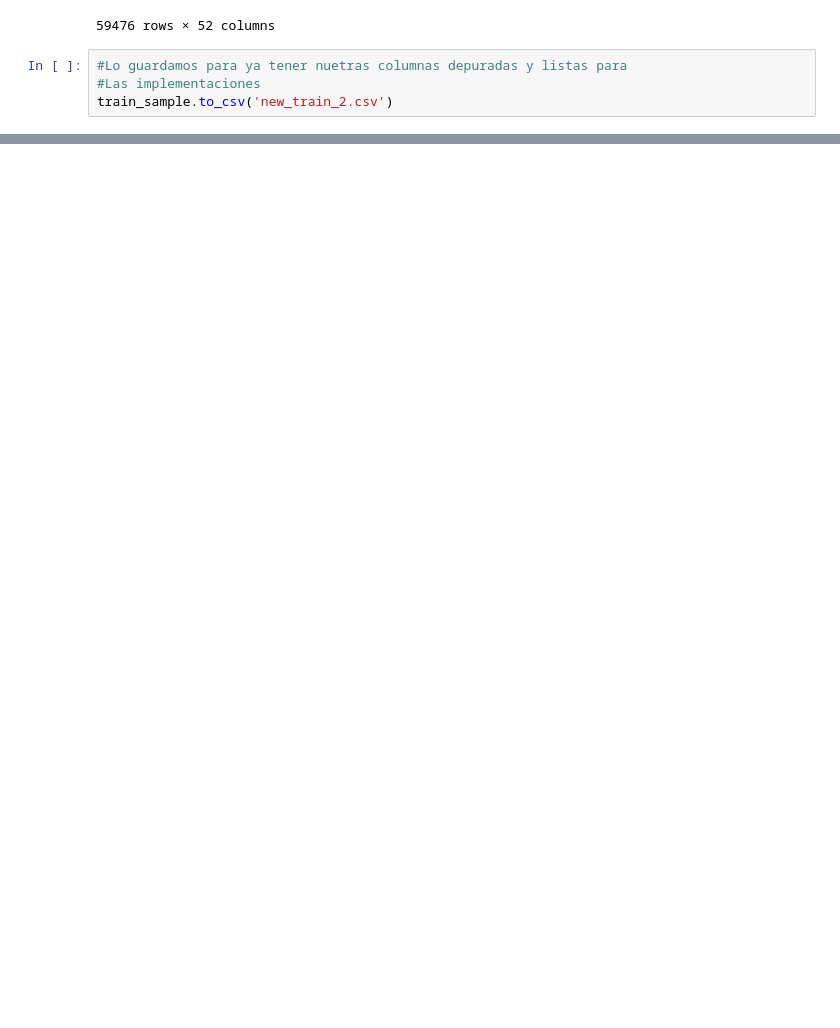
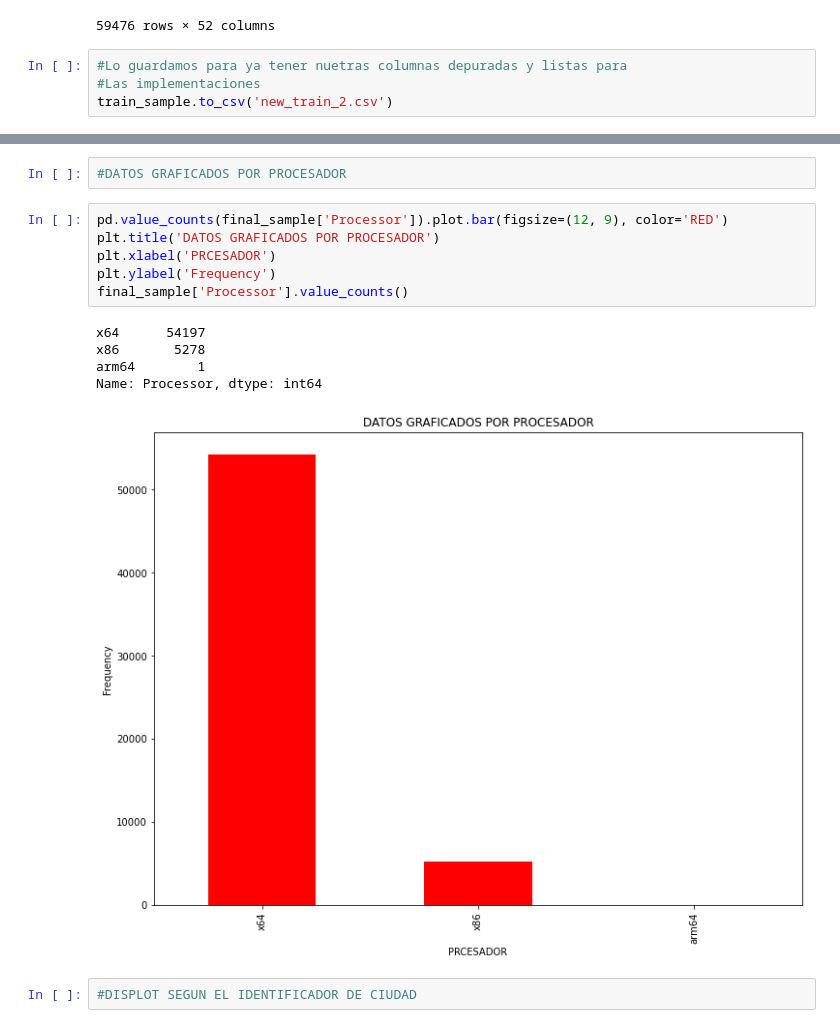
Before and after one commit to saritazavala/SDS-Proyecto2, a Jupyter notebook: Parte1.ipynb, the cells around one changed output, grey strips where cells are left out. Saved outputs shown, nothing was run; the diff lists cells and outputs as text; blank space fills up the shorter version.

```diff
--- a/Parte1.ipynb
+++ b/Parte1.ipynb
@@ -492,0 +636,16 @@ train_sample.to_csv('new_train_2.csv')
+# %%
+#DATOS GRAFICADOS POR PROCESADOR
+# %%
+pd.value_counts(final_sample['Processor']).plot.bar(figsize=(12, 9), color='RED')
+plt.title('DATOS GRAFICADOS POR PROCESADOR')
+plt.xlabel('PRCESADOR')
+plt.ylabel('Frequency')
+final_sample['Processor'].value_counts()
+# %% [output]
+x64      54197
+x86       5278
+arm64        1
+Name: Processor, dtype: int64
+[figure, added]
+# %%
+#DISPLOT SEGUN EL IDENTIFICADOR DE CIUDAD
```
Also changed, not shown: parts of 18 cells of this notebook.
